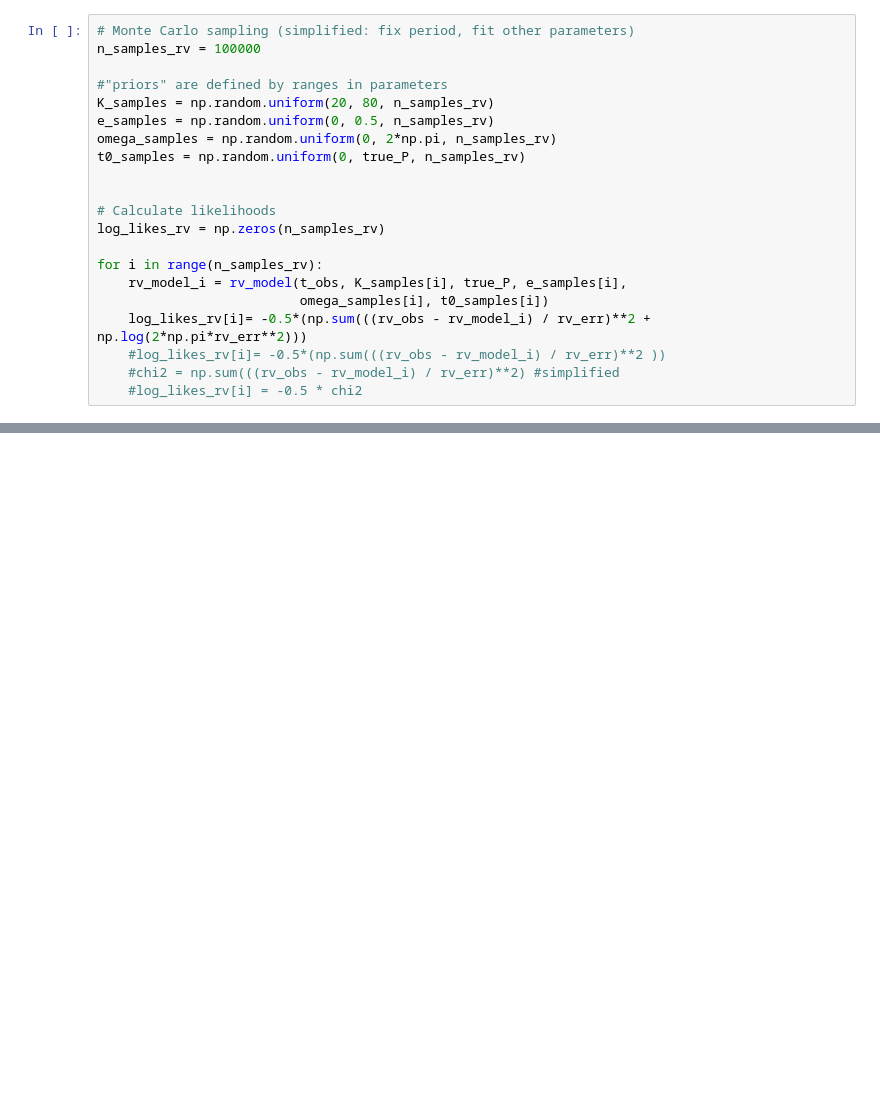
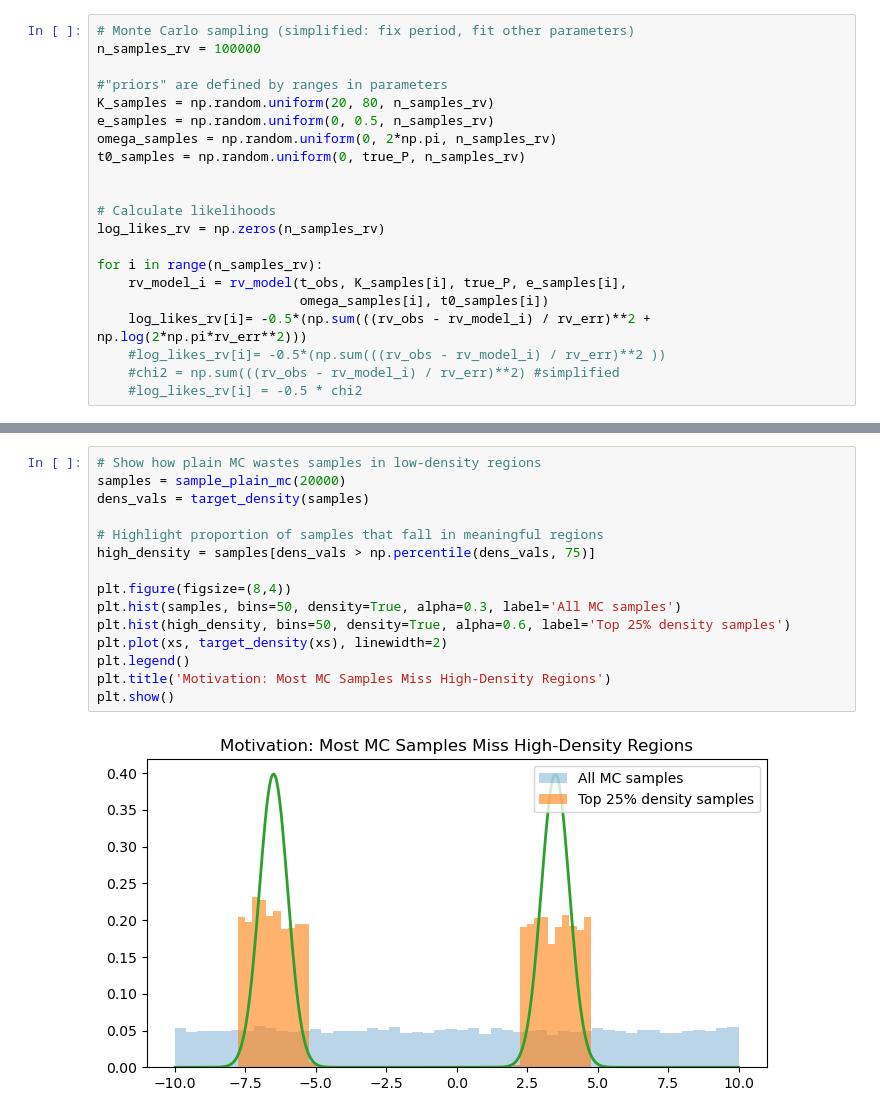
Before and after one commit to thaynecurrie/phys7903_fall2025, a Jupyter notebook: ScientificPythonNotes/Bayesian_MCMC/Python_MCMC_part1.ipynb, the cells around one changed output, grey strips where cells are left out. Drawn from its saved outputs; the diff is of its cells as text; blank space fills up the shorter version.

```diff
--- a/ScientificPythonNotes/Bayesian_MCMC/Python_MCMC_part1.ipynb
+++ b/ScientificPythonNotes/Bayesian_MCMC/Python_MCMC_part1.ipynb
@@ -660,0 +704,17 @@ fig = corner.corner(samples_posterior,show_titles=True,smooth=1.0,
+# %%
+# Show how plain MC wastes samples in low-density regions
+samples = sample_plain_mc(20000)
+dens_vals = target_density(samples)
+
+# Highlight proportion of samples that fall in meaningful regions
+high_density = samples[dens_vals > np.percentile(dens_vals, 75)]
+
+plt.figure(figsize=(8,4))
+plt.hist(samples, bins=50, density=True, alpha=0.3, label='All MC samples')
+plt.hist(high_density, bins=50, density=True, alpha=0.6, label='Top 25% density samples')
+plt.plot(xs, target_density(xs), linewidth=2)
+plt.legend()
+plt.title('Motivation: Most MC Samples Miss High-Density Regions')
+plt.show()
+# %% [output]
+[figure, added]
```
Also changed, not shown: parts of 14 cells of this notebook.
